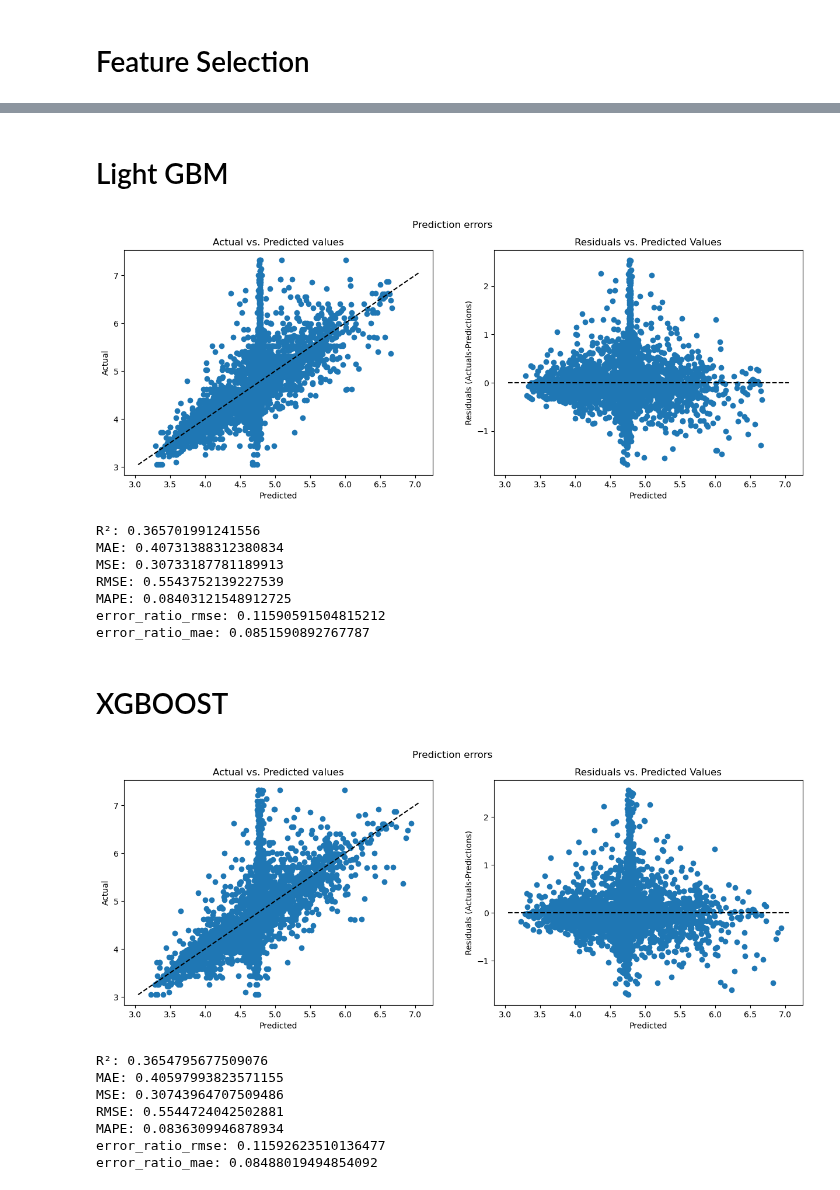
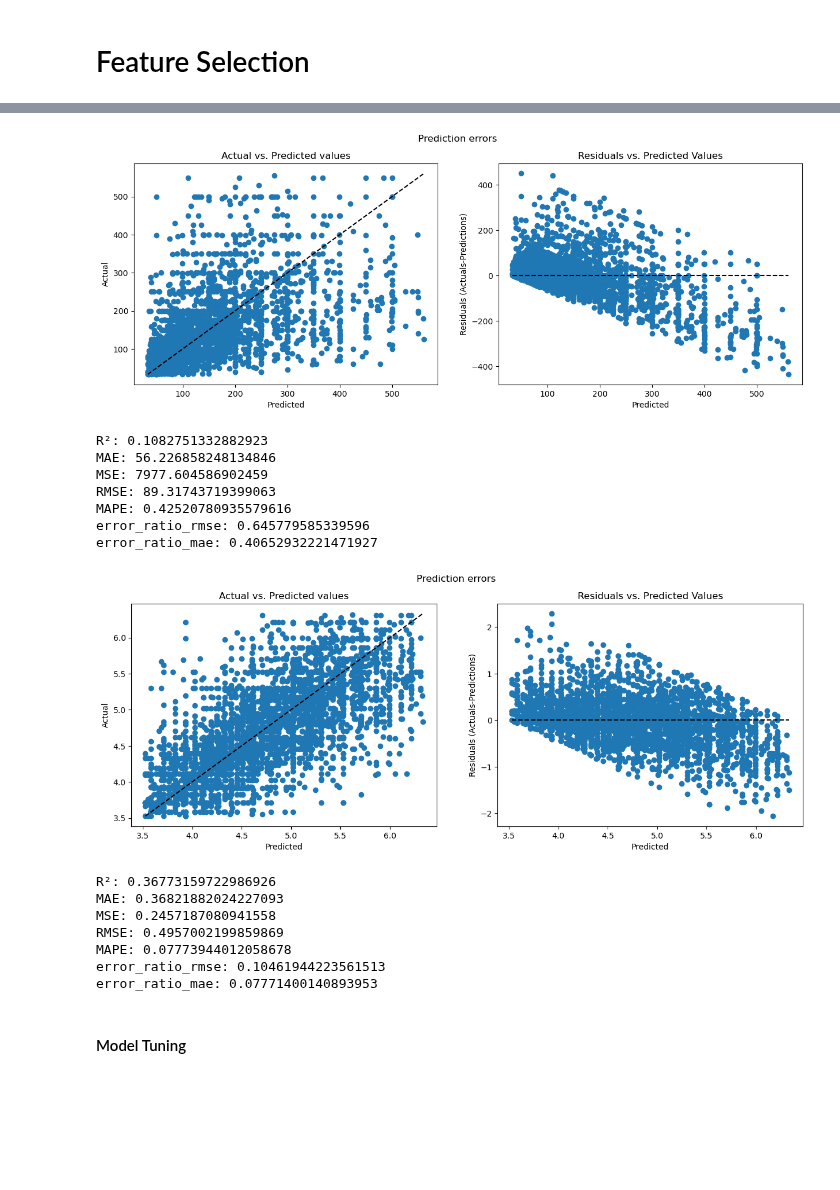
Before and after one commit to adel-R/Ensemble2023, a Jupyter notebook: models/decision_tree_tuning.ipynb, the cells around one changed output, grey strips where cells are left out. Saved outputs shown, nothing was run; the diff lists cells and outputs as text; code cells hidden in the pictures; blank space fills up the shorter version.

Commit message:
Models tuned

```diff
--- a/models/decision_tree_tuning.ipynb
+++ b/models/decision_tree_tuning.ipynb
@@ -107,5 +73,0 @@ X_test_selected.head()
-# %%
-dt_reg = DecisionTreeRegressor()
-dt_reg.fit(X_train_np, y_train_np)
-y_pred_dt_reg = dt_reg.predict(X_test_np)
-dt_reg_scores = scores(y_test_np,y_pred_dt_reg,plot=True)
@@ -196,30 +73,0 @@ error_ratio_mae: 0.08504226460182085
-# %% [markdown]
-# Light GBM
-# %%
-lgbm = LGBMRegressor().fit(X_train_np, y_train_np)
-y_pred_lgbm = lgbm.predict(X_test_np)
-lgbm_scores=scores(y_test_np,y_pred_lgbm,plot= True)
-# %% [output]
-[figure, removed]
-R²: 0.365701991241556
-MAE: 0.40731388312380834
-MSE: 0.30733187781189913
-RMSE: 0.5543752139227539
-MAPE: 0.08403121548912725
-error_ratio_rmse: 0.11590591504815212
-error_ratio_mae: 0.0851590892767787
-# %% [markdown]
-# XGBOOST
-# %%
-xgb = xg.XGBRegressor(objective = 'reg:squarederror', eval_metric = 'rmse').fit(X_train_np, y_train_np)
-y_pred_xgb = xgb.predict(X_test_np)
-xgb_scores=scores(y_test_np,y_pred_xgb,plot= True)
-# %% [output]
-[figure, removed]
-R²: 0.3654795677509076
-MAE: 0.40597993823571155
-MSE: 0.30743964707509486
-RMSE: 0.5544724042502881
-MAPE: 0.0836309946878934
-error_ratio_rmse: 0.11592623510136477
-error_ratio_mae: 0.08488019494854092
@@ -236 +74,29 @@ space={'max_depth': hp.quniform("max_depth", 3, 40, 1),
+# %%
+model_init = DecisionTreeRegressor().fit(X_train_np, y_train_np)
+y_pred = np.maximum(0,model_init.predict(X_test_np))
+
+# score for price
+model_init_score=scores(y_test_np,y_pred,plot= True)
+
+# score for log_price
+model_init_logscore=scores(np.log(y_test_np+1),np.log(y_pred+1),plot= True)
+# %% [output]
+[figure, added]
+R²: 0.1082751332882923
+MAE: 56.226858248134846
+MSE: 7977.604586902459
+RMSE: 89.31743719399063
+MAPE: 0.42520780935579616
+error_ratio_rmse: 0.645779585339596
+error_ratio_mae: 0.40652932221471927
+[figure, added]
+R²: 0.36773159722986926
+MAE: 0.36821882024227093
+MSE: 0.2457187080941558
+RMSE: 0.4957002199859869
+MAPE: 0.07773944012058678
+error_ratio_rmse: 0.10461944223561513
+error_ratio_mae: 0.07771400140893953
+# %% [markdown]
+#### Model Tuning
 # %%
```
Also changed, not shown: parts of 26 cells of this notebook, 21 other files.
